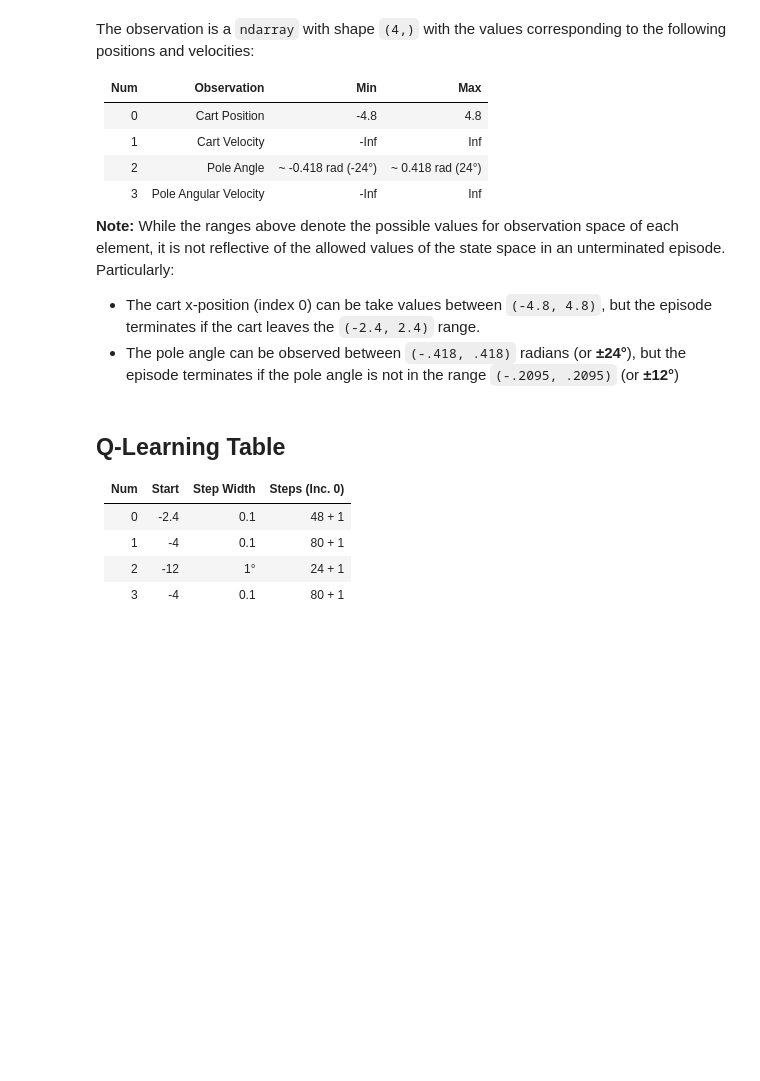
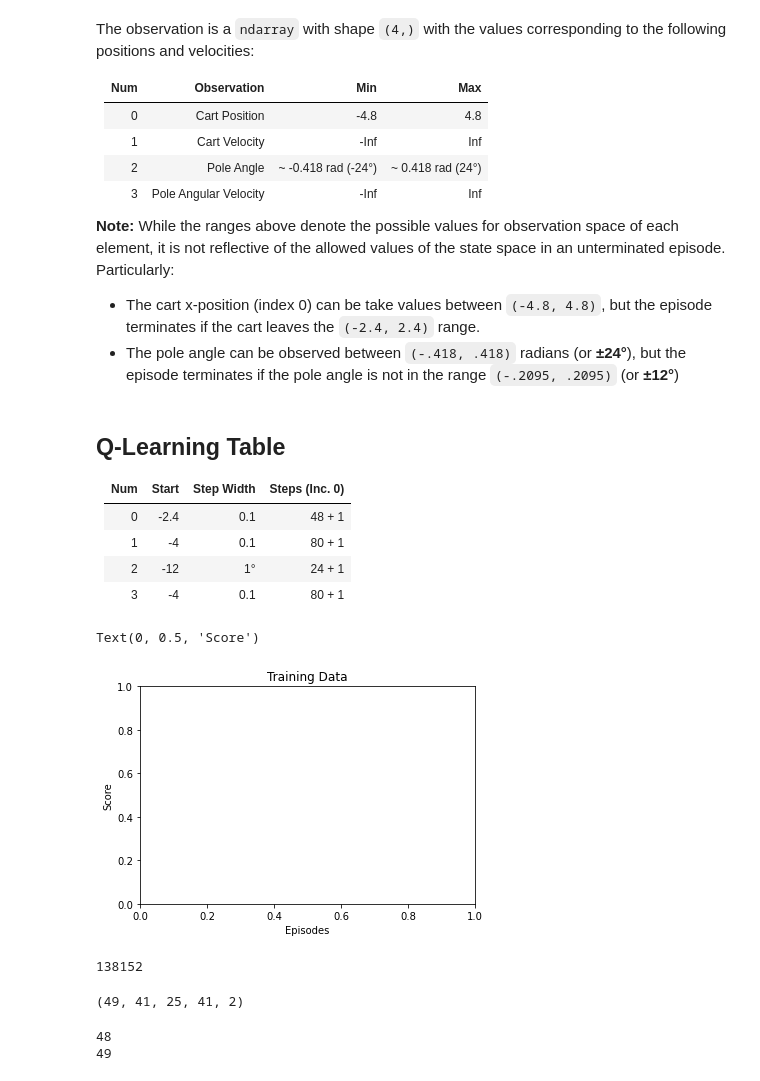
Before and after one commit to JragonAD/RPI-Advanced-Game-AI-Summer-Semester, a Jupyter notebook: week2/class0/cartpole-ql-v1.ipynb, the cells around one changed output. Cells and saved outputs as stored; diff of their text form; code cells hidden in the pictures; blank space fills up the shorter version.

Commit message:
qlearning cartpole agent

```diff
--- a/week2/class0/cartpole-ql-v1.ipynb
+++ b/week2/class0/cartpole-ql-v1.ipynb
@@ -68,0 +48,26 @@ class QTable:
+# %%
+ALPHA = 0.5
+GAMMA = 0.9
+EPSILON = 1.0
+EPSILON_DECAY = 0.99995
+EPSILON_MIN = 0.001
+
+REWARD_SHAPING = 1000
+
+EPOCHS = 100
+EPISODES = 1000
+ENV_NAME = "CartPole-v1"
+
+RANGES = [[-2.4, 2.4], [-4, 4], [-0.2095, 0.2095], [-4, 4]]
+# STEPS = (0.1, 0.1, math.radians(1), 0.1)
+STEPS = (0.1, 0.2, math.radians(1), 0.2)
+
+Q_LEARNING = "QLEARNING"
+SARSA = "SARSA"
+
+plt.title("Training Data")
+plt.xlabel("Episodes")
+plt.ylabel("Score")
+# %% [output]
+Text(0, 0.5, 'Score')
+[figure, added]
@@ -68,0 +96,4 @@ class QTable:
+# %%
+check_decay_length(EPSILON, EPSILON_DECAY, EPSILON_MIN)
+# %% [output]
+138152
@@ -68,0 +195,11 @@ class QTable:
+# %%
+q = QTable(RANGES, STEPS)
+q.q_table.shape
+# %% [output]
+(49, 41, 25, 41, 2)
+# %%
+print(int((2.4 - -2.4) / 0.1 + 1))
+print(round((2.4 - -2.4) / 0.1 + 1))
+# %% [output]
+48
+49
```
Also changed, not shown: parts of 20 cells of this notebook, 12 other files.
